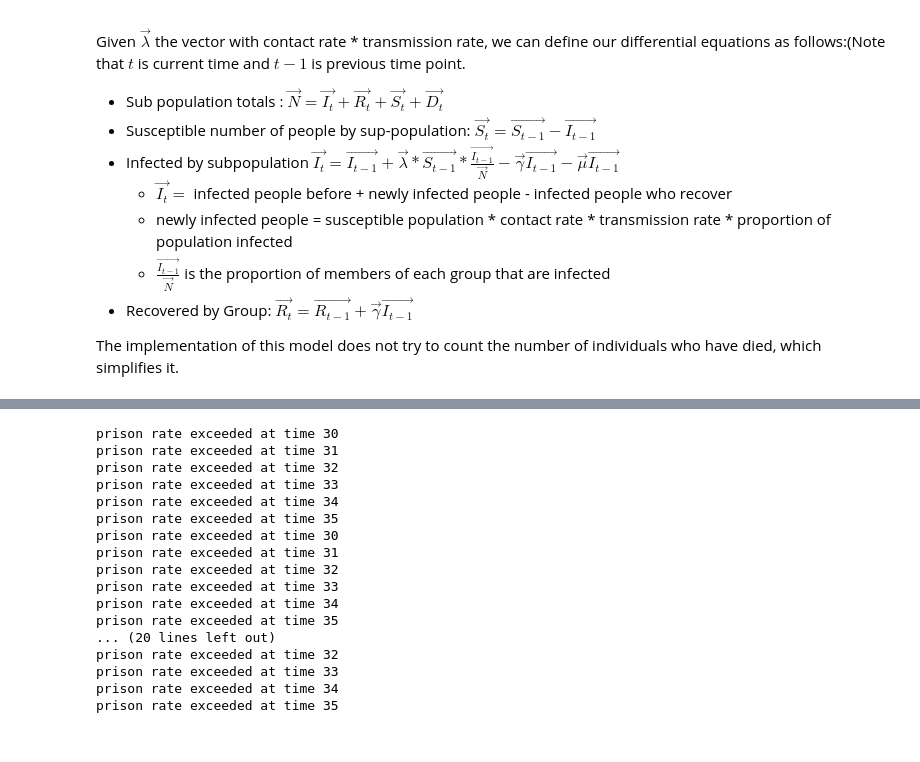
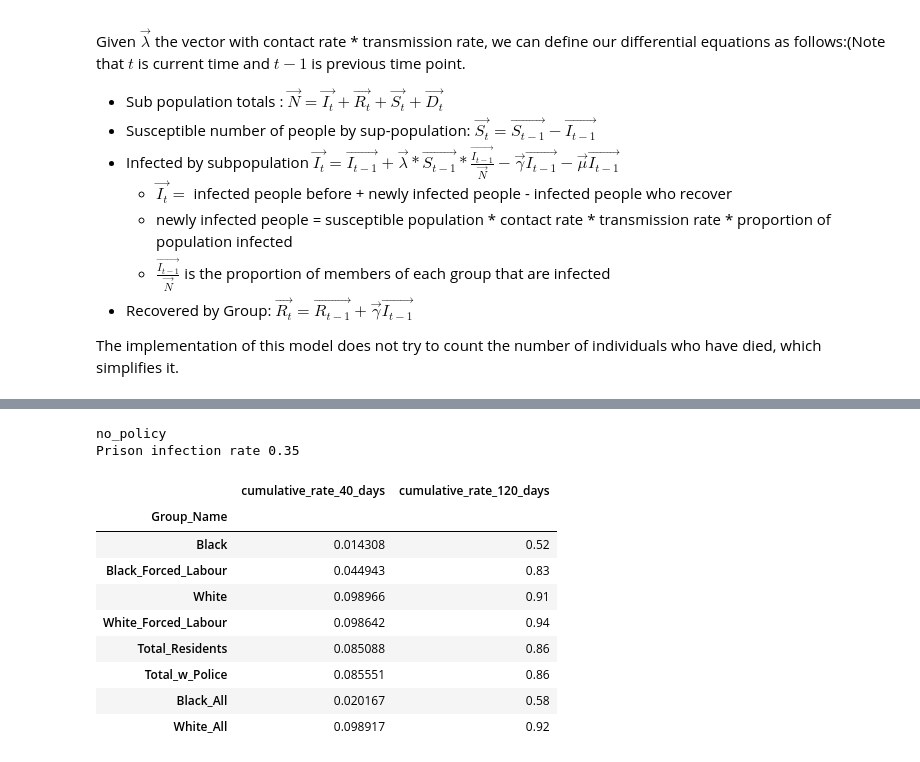
Before and after one commit to mmeyer717/CPE-COVID-disparities, a Jupyter notebook: model/Model.ipynb, the cells around one changed output, grey strips where cells are left out. Cells and saved outputs as stored; diff of their text form; code cells hidden in the pictures.

```diff
--- a/model/Model.ipynb
+++ b/model/Model.ipynb
@@ -184,7 +160,7 @@ for folder in ['model', 'figures', 'output']:
 # Initial Input Parameters
 PRISON_PEAK_DATE = 35
 TRANSMISSION_RATE = 0.015
-POST_SIP_TRANMISSION_RATE = TRANSMISSION_RATE/2
+POST_SIP_TRANMISSION_RATE = TRANSMISSION_RATE
 SIP_START_DATE  = 14
 INITIAL_INFECTION_RATE =1
 
@@ -198,30 +174,38 @@ starting_params = mp.ModelParams(TRANSMISSION_RATE, SIP_START_DATE, INITIAL_INFE
                                  PRISON_PEAK_DATE, prison_infection_rate,
                                  post_sip_t=POST_SIP_TRANMISSION_RATE)
 
+no_prison_params = mp.ModelParams(TRANSMISSION_RATE, SIP_START_DATE, INITIAL_INFECTION_RATE,
+                                 PRISON_PEAK_DATE, 0.01,
+                                 post_sip_t=POST_SIP_TRANMISSION_RATE, )
+
+# summary_stats, infection_maps, s_maps, group_sizes = run_models(
+#     {inputs.ORIGINAL_FOLDER: original_dir,'no_prison': original_dir},
+#     {inputs.ORIGINAL_FOLDER: starting_params, 'no_prison': no_prison_params}, DAYS)
+
 summary_stats, infection_maps, s_maps, group_sizes = run_models(
-    {inputs.ORIGINAL_FOLDER: original_dir}, starting_params, DAYS)
+    {inputs.ORIGINAL_FOLDER: original_dir},
+    {inputs.ORIGINAL_FOLDER: starting_params}, DAYS)
 
 summary_stats.to_csv(os.path.join(OUTPUT_DIR, f'full_summary_stats_{TRANSMISSION_RATE}.csv'))
+group_sizes = group_sizes.set_index('name')
 # %% [output]
-prison rate exceeded at time 30
-prison rate exceeded at time 31
-prison rate exceeded at time 32
-prison rate exceeded at time 33
-prison rate exceeded at time 34
-prison rate exceeded at time 35
-prison rate exceeded at time 30
-prison rate exceeded at time 31
-prison rate exceeded at time 32
-prison rate exceeded at time 33
-prison rate exceeded at time 34
-prison rate exceeded at time 35
-... (20 lines left out)
-prison rate exceeded at time 32
-prison rate exceeded at time 33
-prison rate exceeded at time 34
-prison rate exceeded at time 35
+no_policy
+Prison infection rate 0.35
 # %%
 # Plot the Code
+# %%
+summary_stats[['cumulative_rate_40_days', 'cumulative_rate_120_days']]
+# %% [output]
+|  | cumulative_rate_40_days | cumulative_rate_120_days |
+| Group_Name |  |  |
+| Black | 0.014308 | 0.52 |
+| Black_Forced_Labour | 0.044943 | 0.83 |
+| White | 0.098966 | 0.91 |
+| White_Forced_Labour | 0.098642 | 0.94 |
+| Total_Residents | 0.085088 | 0.86 |
+| Total_w_Police | 0.085551 | 0.86 |
+| Black_All | 0.020167 | 0.58 |
+| White_All | 0.098917 | 0.92 |
 # %%
 plot_utils.make_susceptable_plot(
     s_maps, group_sizes,
```
Also changed, not shown: parts of 10 cells of this notebook, 6 other files.
